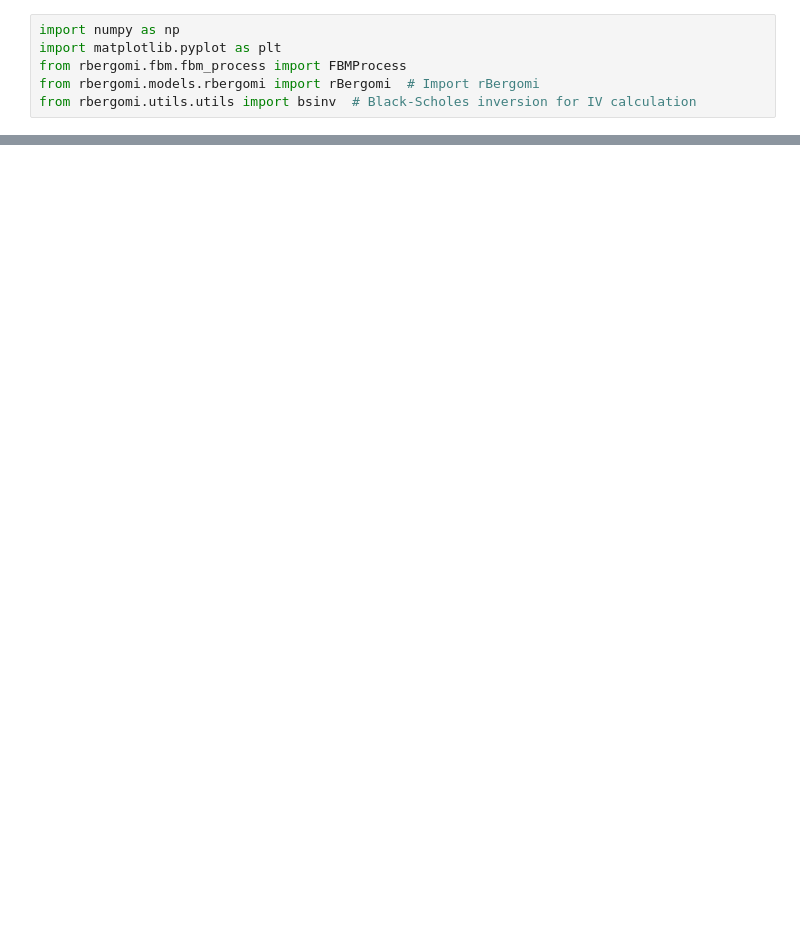
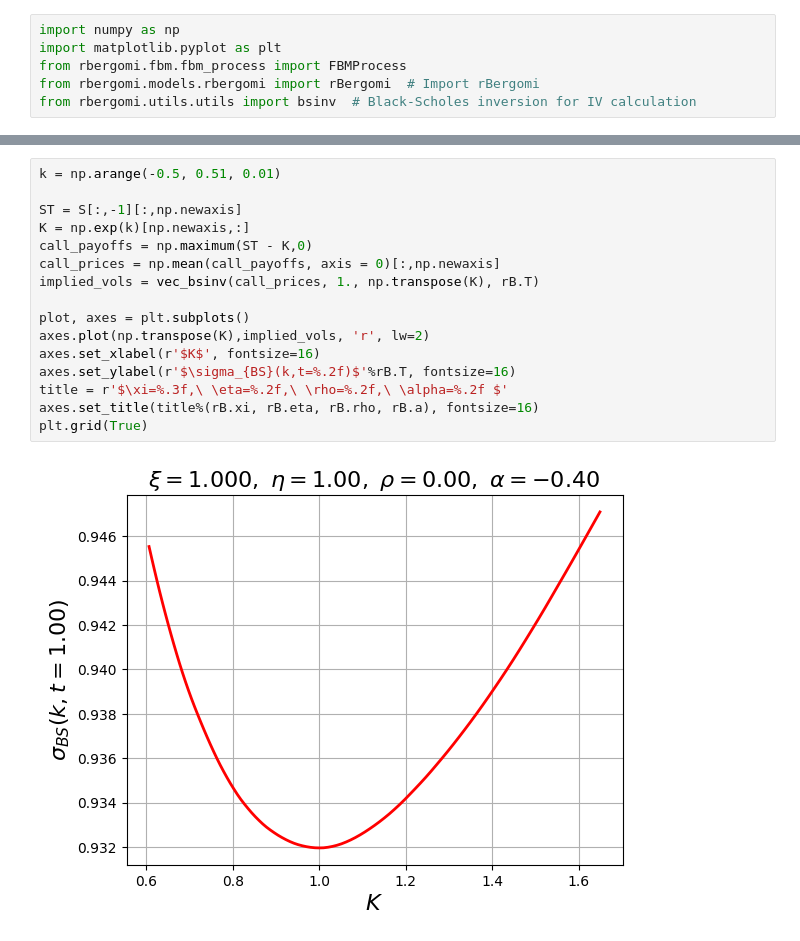
Before and after one commit to zaccheus-lines/rBergomi, a Jupyter notebook: notebooks/rbergomi.ipynb, the cells around one changed output, grey strips where cells are left out. Saved outputs shown, nothing was run; the diff lists cells and outputs as text; blank space fills up the shorter version.

```diff
--- a/notebooks/rbergomi.ipynb
+++ b/notebooks/rbergomi.ipynb
@@ -67,4 +57,22 @@ plt.show()
 [figure]
+# %%
+k = np.arange(-0.5, 0.51, 0.01)
+
+ST = S[:,-1][:,np.newaxis]
+K = np.exp(k)[np.newaxis,:]
+call_payoffs = np.maximum(ST - K,0)
+call_prices = np.mean(call_payoffs, axis = 0)[:,np.newaxis]
+implied_vols = vec_bsinv(call_prices, 1., np.transpose(K), rB.T)
+
+plot, axes = plt.subplots()
+axes.plot(np.transpose(K),implied_vols, 'r', lw=2)
+axes.set_xlabel(r'$K$', fontsize=16)
+axes.set_ylabel(r'$\sigma_{BS}(k,t=%.2f)$'%rB.T, fontsize=16)
+title = r'$\xi=%.3f,\ \eta=%.2f,\ \rho=%.2f,\ \alpha=%.2f $'
+axes.set_title(title%(rB.xi, rB.eta, rB.rho, rB.a), fontsize=16)
+plt.grid(True)
+# %% [output]
+[figure, added]
 # %%
 # Improved plot with better formatting to show S_T vs Call Prices
 plt.figure(figsize=(10, 6))
```
Also changed, not shown: parts of 6 cells of this notebook, 4 other files.
